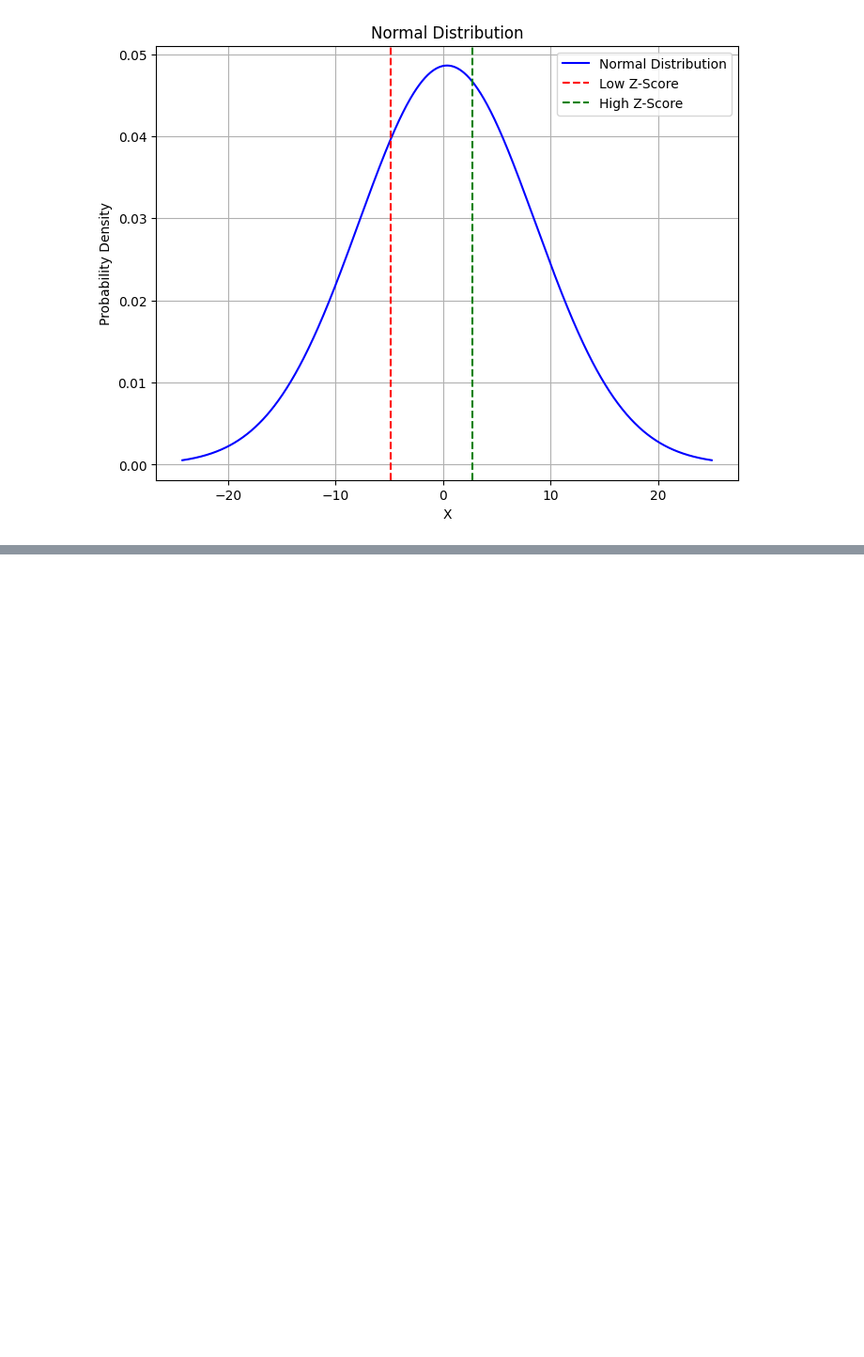
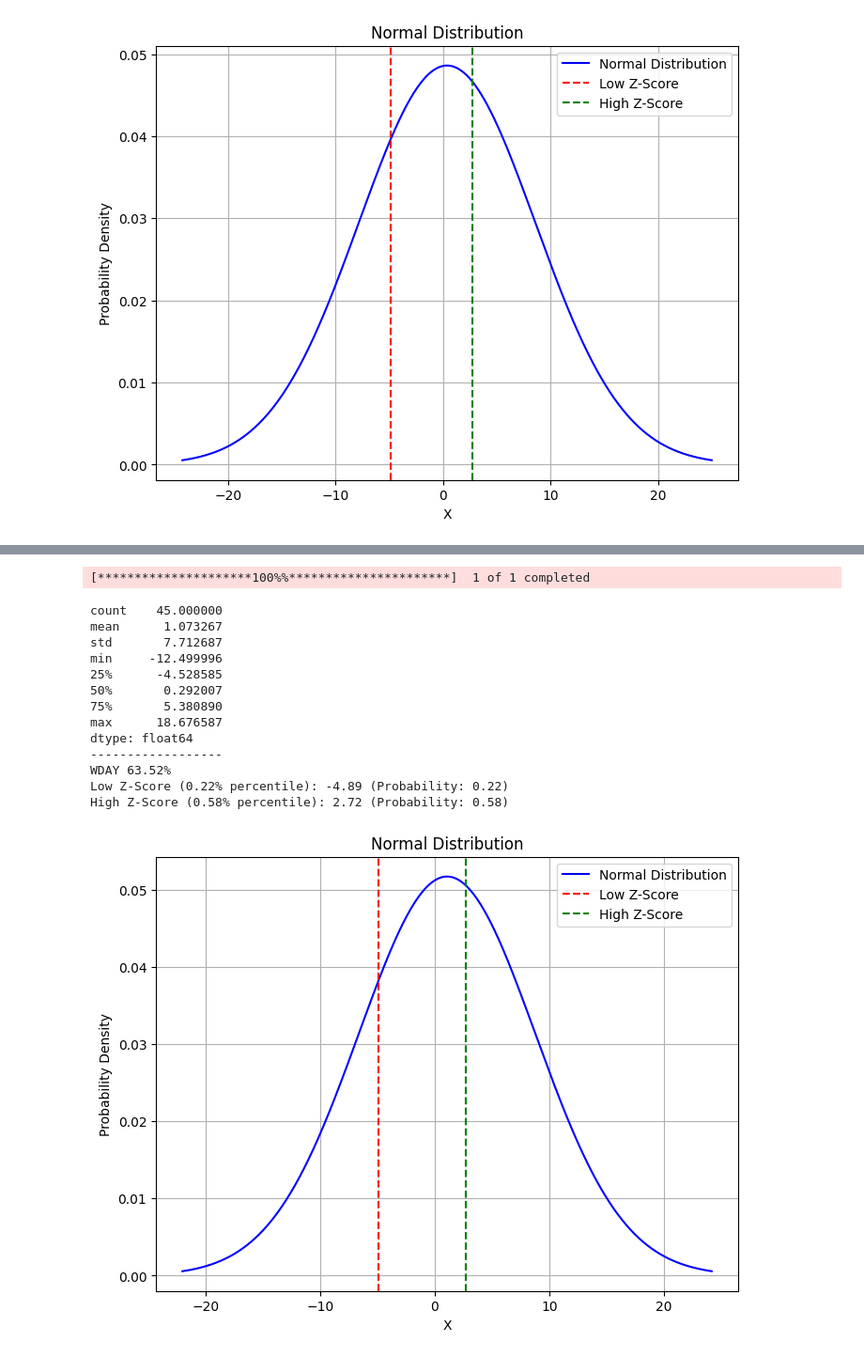
Before and after one commit to summerfang/study, a Jupyter notebook: stock/financialreport/pc_analysis.ipynb, the cells around one changed output, grey strips where cells are left out. Shown at 94% size. Cells and saved outputs as stored; diff of their text form; code cells hidden in the pictures; blank space fills up the shorter version.

```diff
--- a/stock/financialreport/pc_analysis.ipynb
+++ b/stock/financialreport/pc_analysis.ipynb
@@ -492,0 +543,23 @@ High Z-Score (0.61% percentile): 2.72 (Probability: 0.61)
+# %%
+Ticker = 'WDAY'
+success_ratio, distribution = get_success_ratio(Ticker, 59.14, 56.25, 60.75)
+print('------------------')
+print(f'{Ticker} {success_ratio:.2f}%')
+
+draw_normal_distribution(distribution[0], distribution[1], distribution[2], distribution[3])
+# %% [output]
+[*********************100%%**********************]  1 of 1 completed
+count    45.000000
+mean      1.073267
+std       7.712687
+min     -12.499996
+25%      -4.528585
+50%       0.292007
+75%       5.380890
+max      18.676587
+dtype: float64
+------------------
+WDAY 63.52%
+Low Z-Score (0.22% percentile): -4.89 (Probability: 0.22)
+High Z-Score (0.58% percentile): 2.72 (Probability: 0.58)
+[figure, added]
```
Also changed, not shown: parts of 3 cells of this notebook, 7 other files.
